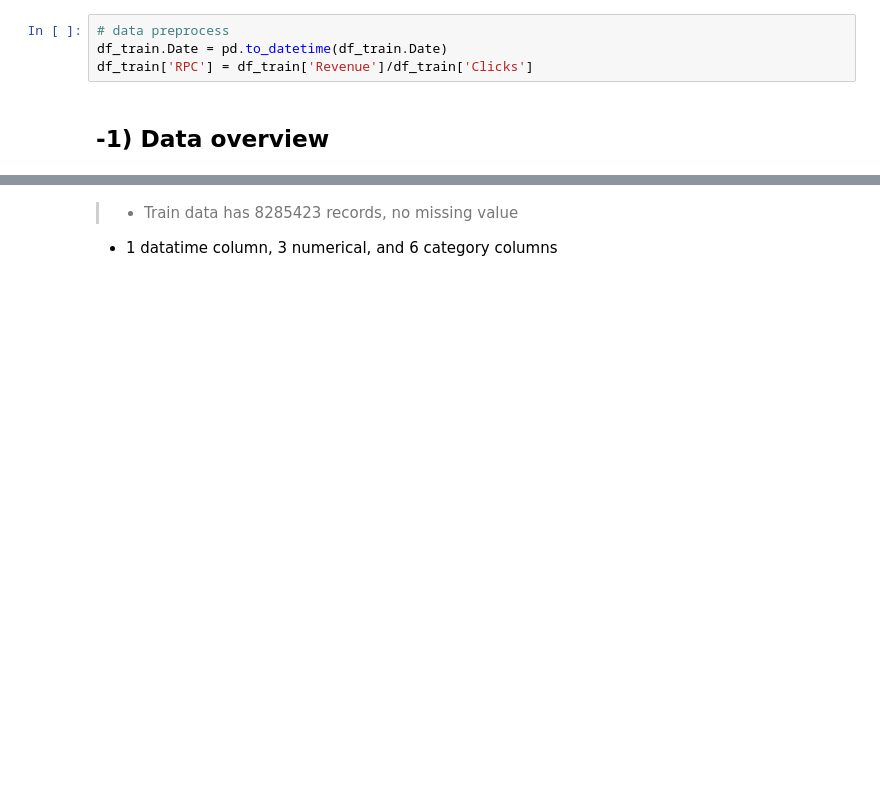
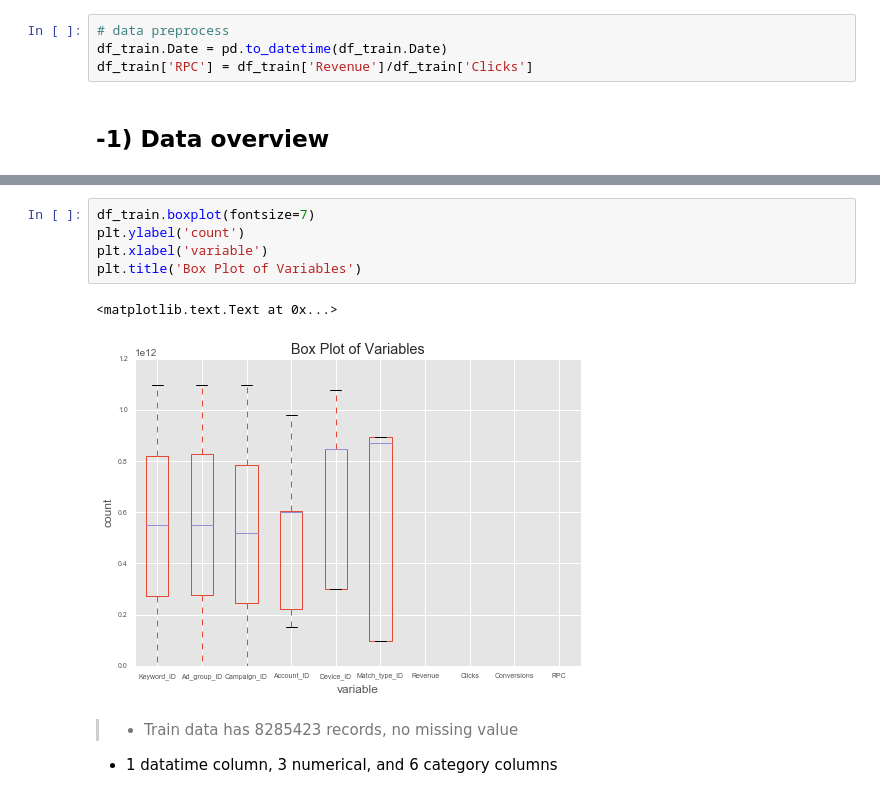
Before and after one commit to yennanliu/analysis, a Jupyter notebook: GY_guide/G_Y_Guide_EDA_final.ipynb, the cells around one changed output, grey strips where cells are left out. Cells and saved outputs as stored; diff of their text form; blank space fills up the shorter version.

Commit message:
add further variable analysis

```diff
--- a/GY_guide/G_Y_Guide_EDA_final.ipynb
+++ b/GY_guide/G_Y_Guide_EDA_final.ipynb
@@ -95,3 +96,11 @@ memory usage: 632.1+ MB
+# %%
+df_train.boxplot(fontsize=7)
+plt.ylabel('count')
+plt.xlabel('variable')
+plt.title('Box Plot of Variables')
+# %% [output]
+<matplotlib.text.Text at 0x...>
+[figure, added]
 # %% [markdown]
 > - Train data has 8285423 records, no missing value
 - 1 datatime column, 3 numerical, and 6 category columns
```
Also changed, not shown: parts of 18 cells of this notebook.
